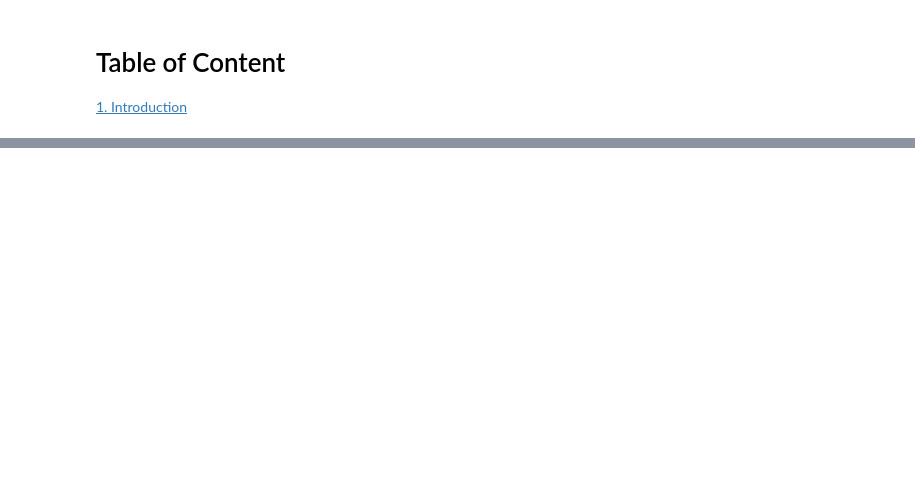
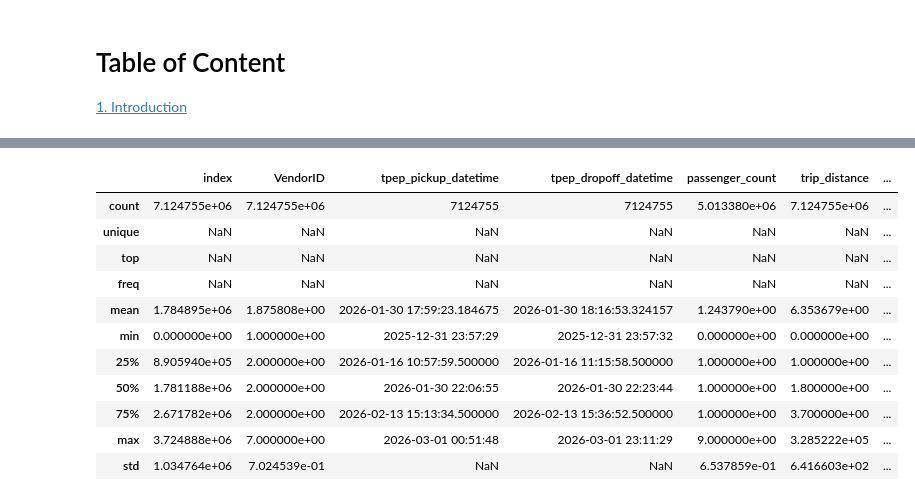
Before and after one commit to TinyHaitch/taxi_analysis, a Jupyter notebook: Untitled.ipynb, the cells around one changed output, grey strips where cells are left out. Cells and saved outputs as stored; diff of their text form; code cells hidden in the pictures; blank space fills up the shorter version.

```diff
--- a/Untitled.ipynb
+++ b/Untitled.ipynb
@@ -26,0 +95,15 @@ array(['index', 'VendorID', 'tpep_pickup_datetime',
+# %%
+data.describe(include='all')
+# %% [output]
+|  | index | VendorID | tpep_pickup_datetime | tpep_dropoff_datetime | passenger_count | trip_distance | ... |
+| count | 7.124755e+06 | 7.124755e+06 | 7124755 | 7124755 | 5.013380e+06 | 7.124755e+06 | ... |
+| unique | NaN | NaN | NaN | NaN | NaN | NaN | ... |
+| top | NaN | NaN | NaN | NaN | NaN | NaN | ... |
+| freq | NaN | NaN | NaN | NaN | NaN | NaN | ... |
+| mean | 1.784895e+06 | 1.875808e+00 | 2026-01-30 17:59:23.184675 | 2026-01-30 18:16:53.324157 | 1.243790e+00 | 6.353679e+00 | ... |
+| min | 0.000000e+00 | 1.000000e+00 | 2025-12-31 23:57:29 | 2025-12-31 23:57:32 | 0.000000e+00 | 0.000000e+00 | ... |
+| 25% | 8.905940e+05 | 2.000000e+00 | 2026-01-16 10:57:59.500000 | 2026-01-16 11:15:58.500000 | 1.000000e+00 | 1.000000e+00 | ... |
+| 50% | 1.781188e+06 | 2.000000e+00 | 2026-01-30 22:06:55 | 2026-01-30 22:23:44 | 1.000000e+00 | 1.800000e+00 | ... |
+| 75% | 2.671782e+06 | 2.000000e+00 | 2026-02-13 15:13:34.500000 | 2026-02-13 15:36:52.500000 | 1.000000e+00 | 3.700000e+00 | ... |
+| max | 3.724888e+06 | 7.000000e+00 | 2026-03-01 00:51:48 | 2026-03-01 23:11:29 | 9.000000e+00 | 3.285222e+05 | ... |
+| std | 1.034764e+06 | 7.024539e-01 | NaN | NaN | 6.537859e-01 | 6.416603e+02 | ... |
```
Also changed, not shown: parts of 10 cells of this notebook.
